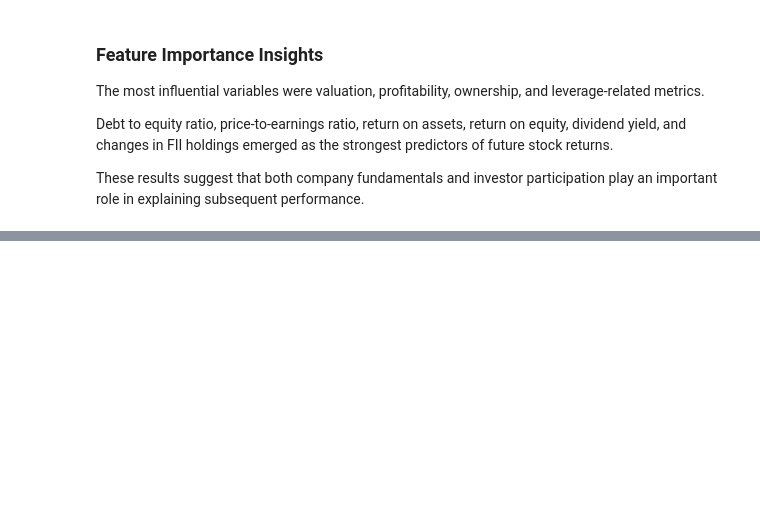
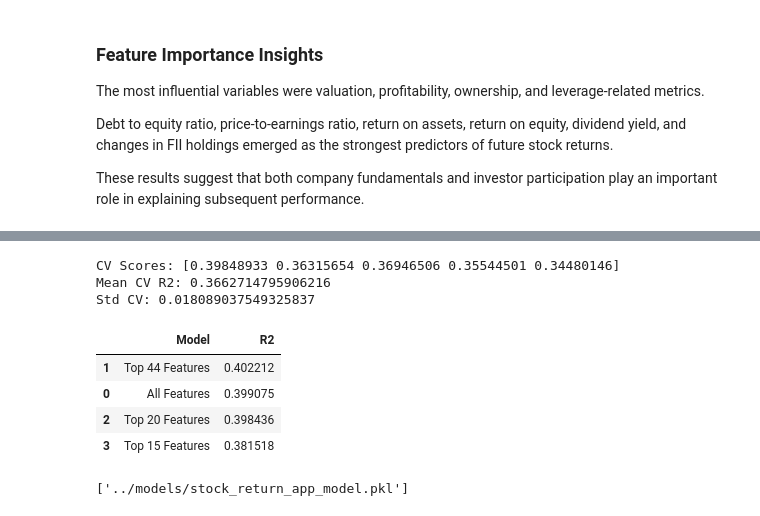
Before and after one commit to ridhimagoel67-hue/stock-return-prediction-model, a Jupyter notebook: notebooks/feature_engineering_2.ipynb, the cells around one changed output, grey strips where cells are left out. Drawn from its saved outputs; the diff is of its cells as text; code cells hidden in the pictures; blank space fills up the shorter version.

```diff
--- a/notebooks/feature_engineering_2.ipynb
+++ b/notebooks/feature_engineering_2.ipynb
@@ -1361,0 +1484,24 @@ These results suggest that both company fundamentals and investor participation
+# %%
+from catboost import CatBoostRegressor
+
+cat_15 = Pipeline([
+    (
+        "preprocessor",
+        preprocessor_15
+    ),
+    (
+        "regressor",
+        CatBoostRegressor(
+            iterations=500,
+            learning_rate=0.05,
+            depth=6,
+            random_state=42,
+            verbose=0
+        )
+    )
+])
+
+cat_15.fit(
+    X_train_15,
+    y_train_15
+)
@@ -1361,0 +1559,54 @@ These results suggest that both company fundamentals and investor participation
+# %%
+from sklearn.model_selection import cross_val_score
+
+cv_15 = cross_val_score(
+    cat_15,
+    X_top15,
+    y,
+    cv=5,
+    scoring="r2",
+    n_jobs=-1
+)
+
+print("CV Scores:", cv_15)
+print("Mean CV R2:", cv_15.mean())
+print("Std CV:", cv_15.std())
+# %% [output]
+CV Scores: [0.39848933 0.36315654 0.36946506 0.35544501 0.34480146]
+Mean CV R2: 0.3662714795906216
+Std CV: 0.018089037549325837
+# %%
+comparison = pd.DataFrame({
+    "Model": [
+        "All Features",
+        "Top 44 Features",
+        "Top 20 Features",
+        "Top 15 Features"
+    ],
+    "R2": [
+        r2_cat,
+        r2_fs,
+        r2_20,
+        r2_15
+    ]
+})
+
+comparison.sort_values(
+    "R2",
+    ascending=False
+)
+# %% [output]
+|  | Model | R2 |
+| 1 | Top 44 Features | 0.402212 |
+| 0 | All Features | 0.399075 |
+| 2 | Top 20 Features | 0.398436 |
+| 3 | Top 15 Features | 0.381518 |
+# %%
+import joblib
+
+joblib.dump(
+    cat_15,
+    "../models/stock_return_app_model.pkl"
+)
+# %% [output]
+['../models/stock_return_app_model.pkl']
```
Also changed, not shown: parts of 11 cells of this notebook, 5 other files.
